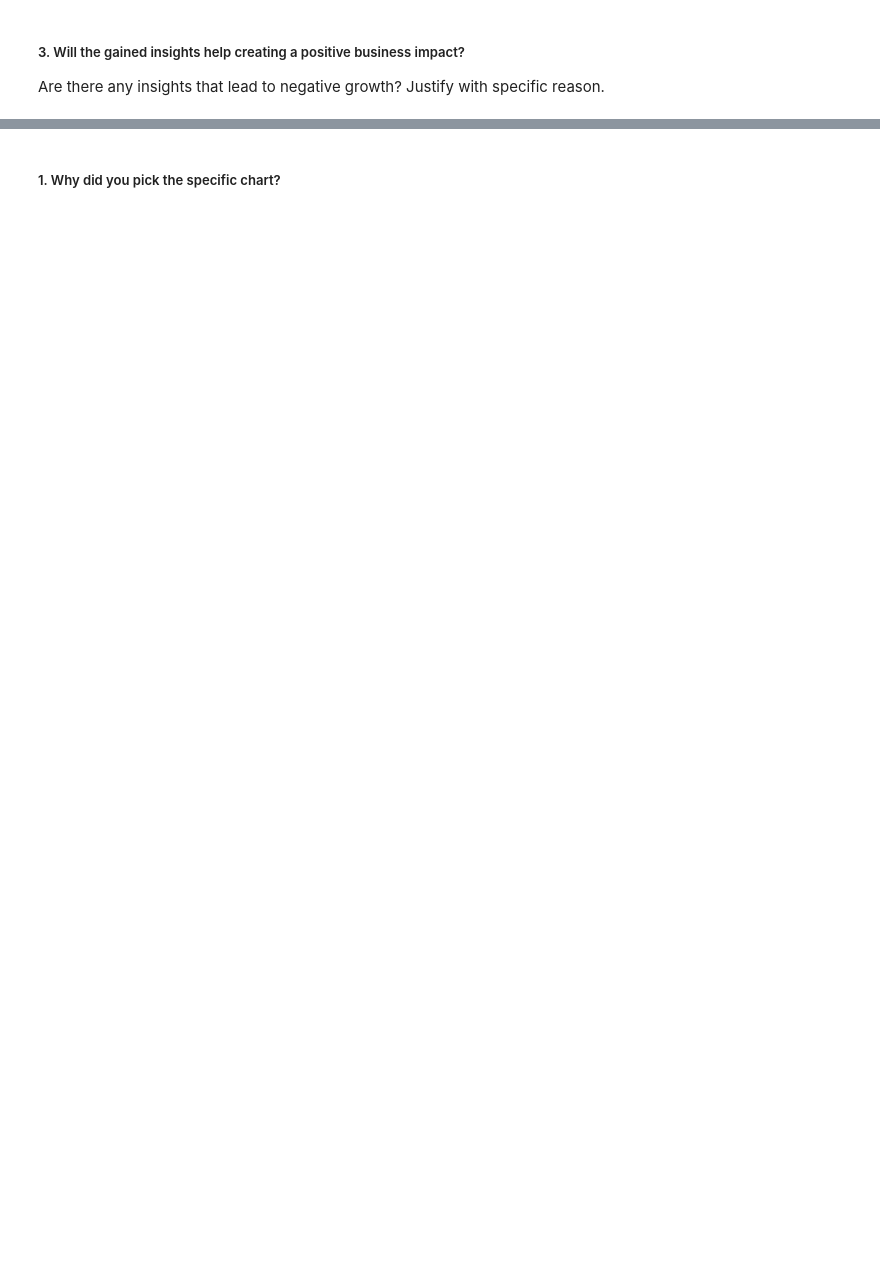
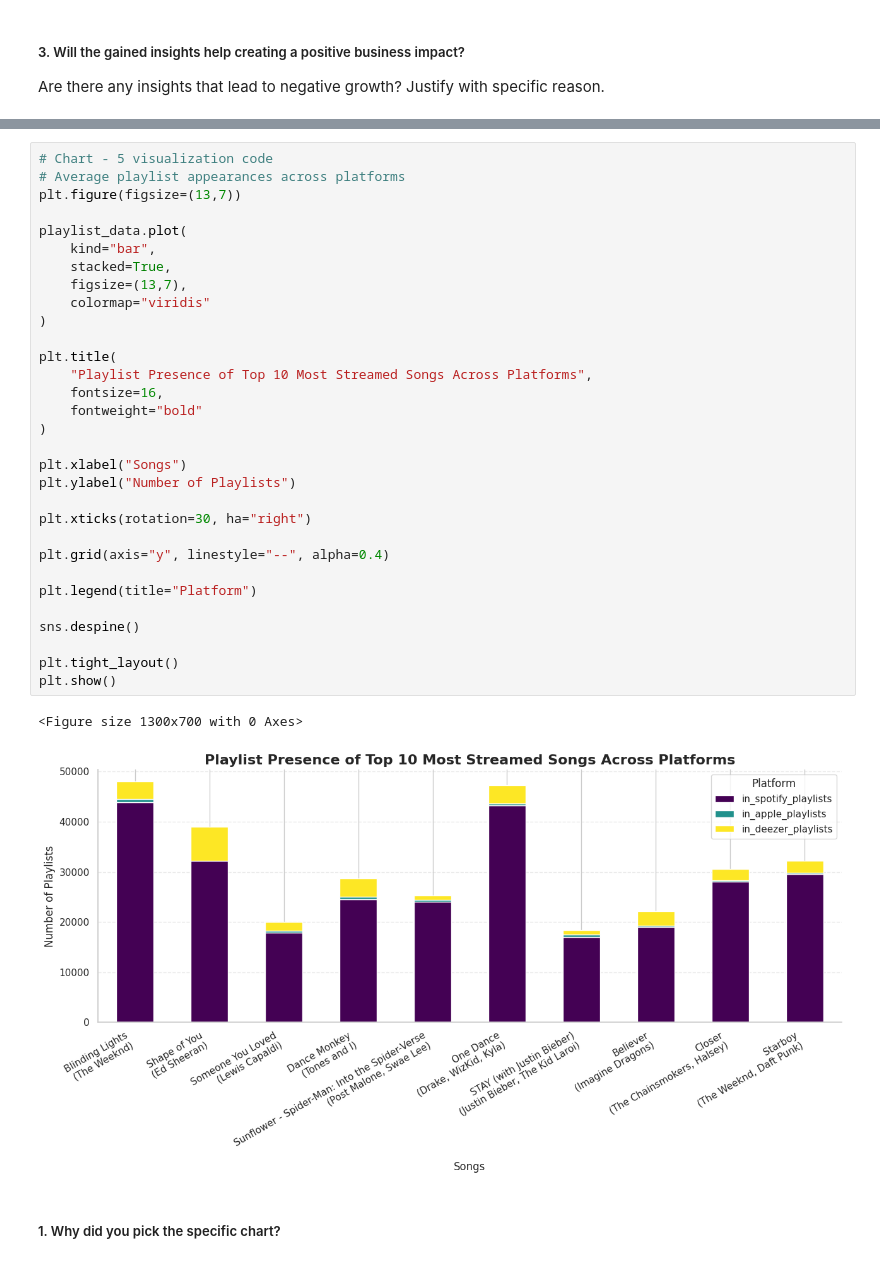
Before and after one commit to bhumika0205/Spotify-EDA, a Jupyter notebook: Spotify_EDA_2023.ipynb, the cells around one changed output, grey strips where cells are left out. Drawn from its saved outputs; the diff is of its cells as text; blank space fills up the shorter version.

```diff
--- a/Spotify_EDA_2023.ipynb
+++ b/Spotify_EDA_2023.ipynb
@@ -554,2 +659,36 @@ Answer Here
+# %%
+# Chart - 5 visualization code
+# Average playlist appearances across platforms
+plt.figure(figsize=(13,7))
+
+playlist_data.plot(
+    kind="bar",
+    stacked=True,
+    figsize=(13,7),
+    colormap="viridis"
+)
+
+plt.title(
+    "Playlist Presence of Top 10 Most Streamed Songs Across Platforms",
+    fontsize=16,
+    fontweight="bold"
+)
+
+plt.xlabel("Songs")
+plt.ylabel("Number of Playlists")
+
+plt.xticks(rotation=30, ha="right")
+
+plt.grid(axis="y", linestyle="--", alpha=0.4)
+
+plt.legend(title="Platform")
+
+sns.despine()
+
+plt.tight_layout()
+plt.show()
+# %% [output]
+<Figure size 1300x700 with 0 Axes>
+[figure, added]
 # %% [markdown]
 ##### 1. Why did you pick the specific chart?
```
Also changed, not shown: parts of 28 cells of this notebook.
